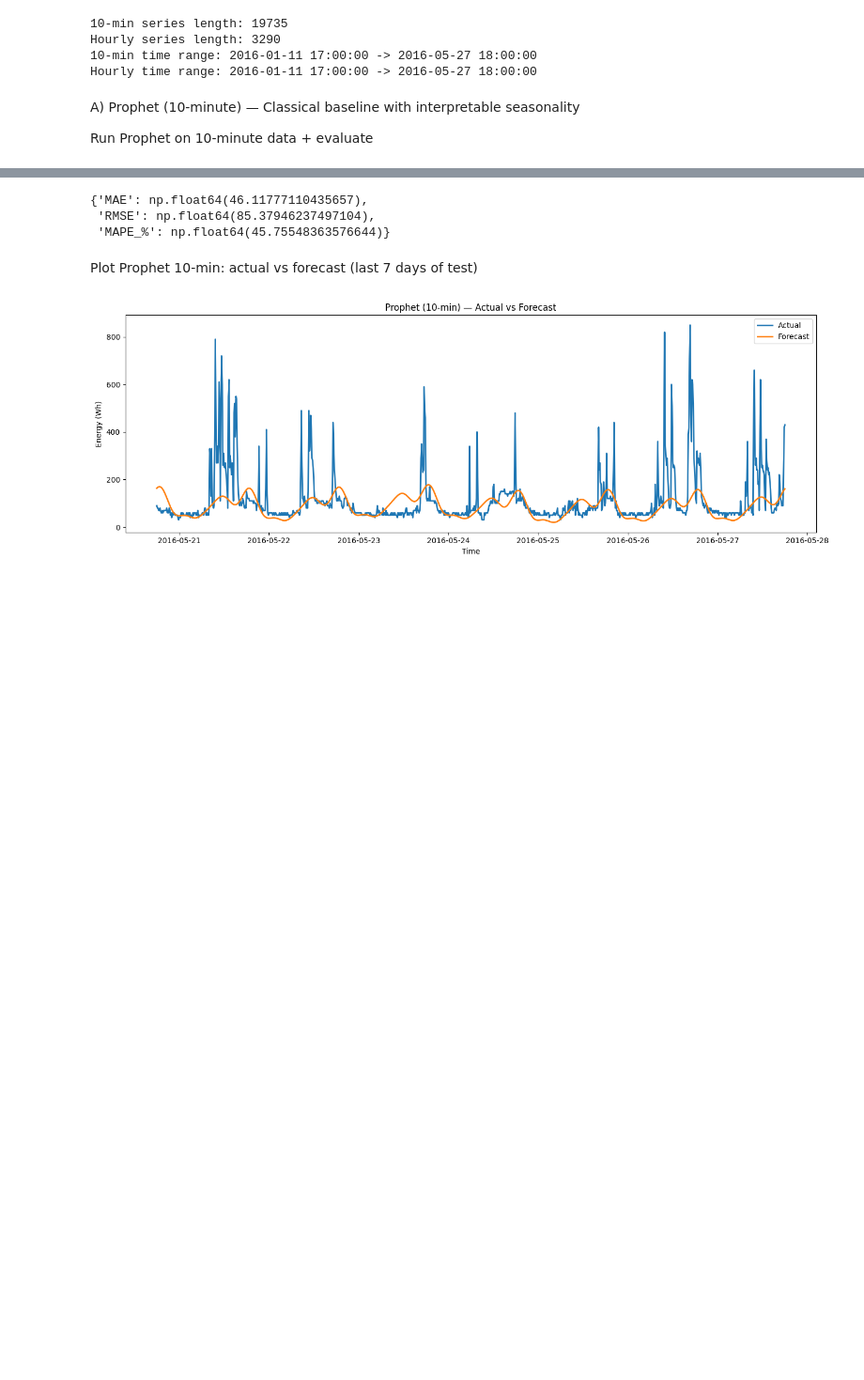
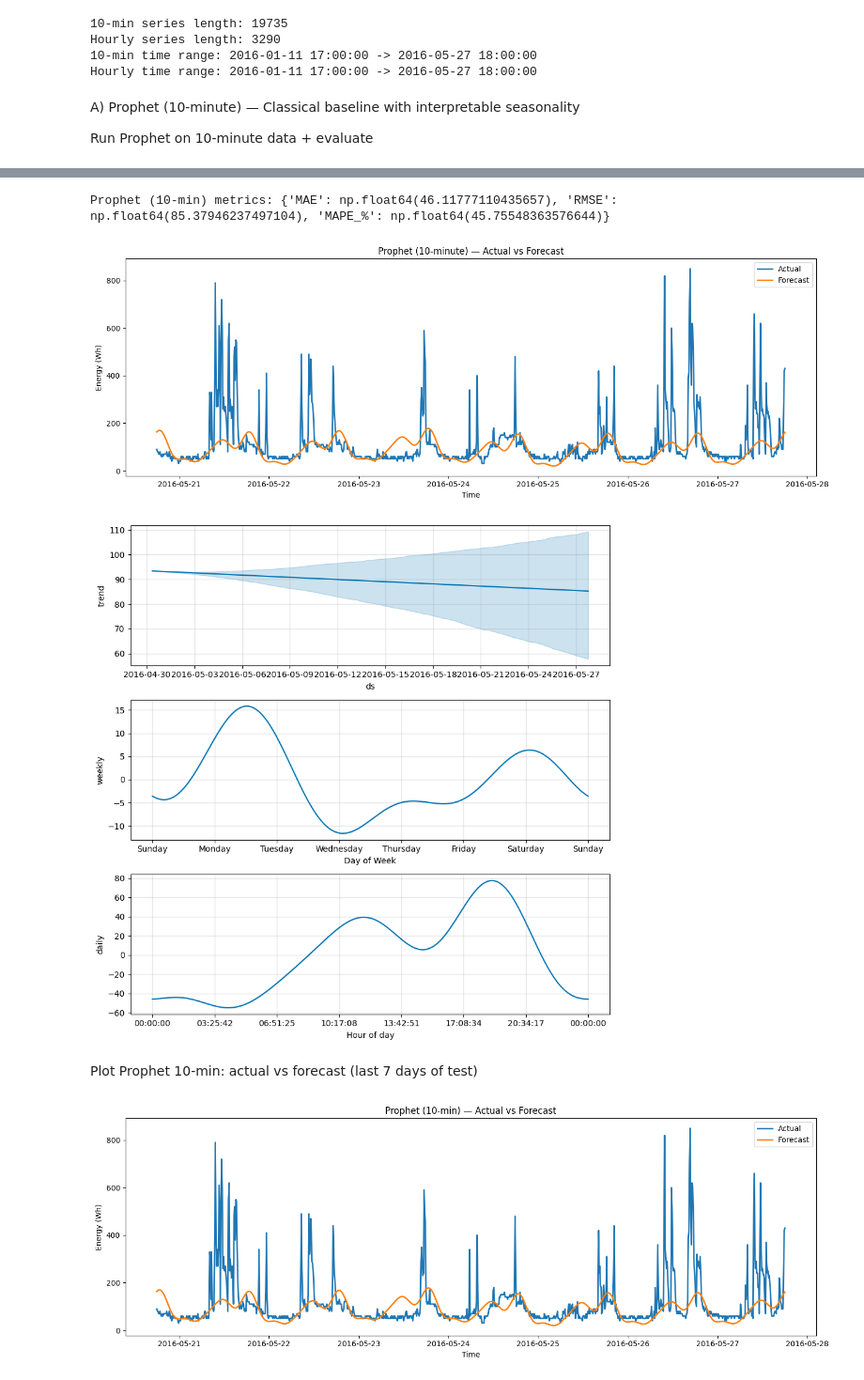
Before and after one commit to ibimohamed83/Data_Analytics_project, a Jupyter notebook: smart_home.ipynb, the cells around one changed output, grey strips where cells are left out. Shown at 94% size. Cells and saved outputs as stored; diff of their text form; code cells hidden in the pictures; blank space fills up the shorter version.

```diff
--- a/smart_home.ipynb
+++ b/smart_home.ipynb
@@ -469,6 +469,10 @@ EPS = 1e-6
 # Lags and rolling windows (in 10-min steps)
 LAGS = [1, 6, 12, DAY_STEPS]          # 10min, 1h, 2h, 1 day lookback
 ROLL_WINDOWS = [6, 36, DAY_STEPS]     # 1h, 6h, 1 day rolling
+
+# Plot window settings (keep charts readable)
+LAST_DAYS_10MIN = 7    # show last 7 days for 10-minute plots
+LAST_DAYS_HOURLY = 14  # show last 14 days for hourly plots
 # %%
 y = df[TARGET].astype(float)
 
@@ -869,6 +873,24 @@ def compute_metrics(y_true, y_pred):
     mape = np.mean(np.abs((y_true - y_pred) / np.maximum(np.abs(y_true), EPS))) * 100
 
     return {"MAE": mae, "RMSE": rmse, "MAPE_%": mape}
+
+def plot_actual_vs_pred(test, pred, title, last_days=7):
+    """
+    Plots actual vs predicted values for the last N days of the test period.
+    """
+    end = test.index.max()
+    start = end - pd.Timedelta(days=last_days)
+    idx = test.loc[start:end].index
+
+    plt.figure(figsize=(14, 5))
+    plt.plot(test.loc[idx], label="Actual", linewidth=2)
+    plt.plot(pred.loc[idx], label="Forecast", linewidth=2)
+    plt.title(title)
+    plt.xlabel("Time")
+    plt.ylabel("Energy (Wh)")
+    plt.legend()
+    plt.tight_layout()
+    plt.show()
 # %% [markdown]
 A) Prophet (10-minute) — Classical baseline with interpretable seasonality
 
@@ -876,29 +907,50 @@ Run Prophet on 10-minute data + evaluate
 # %%
 def prophet_fit_predict(series, test_size=0.2, daily=True, weekly=True):
+
     train, test = time_split(series, test_size=test_size)
 
+    # Prophet expects df with columns: ds (datetime), y (value)
     train_df = train.reset_index()
     train_df.columns = ["ds", "y"]
 
+    # Build model
     model = Prophet(
         daily_seasonality=daily,
         weekly_seasonality=weekly,
         yearly_seasonality=False
     )
+
+    # Fit on training data only
     model.fit(train_df)
 
+    # Forecast on test timestamps only (prevents leakage)
     future = pd.DataFrame({"ds": test.index})
     forecast = model.predict(future)
 
+    # yhat predictions aligned with test index
     yhat = pd.Series(forecast["yhat"].values, index=test.index)
 
+    # Metrics on test set
     metrics = compute_metrics(test.values, yhat.values)
 
     return model, train, test, forecast, yhat, metrics
 
+# Run Prophet on 10-minute data
 prophet10_model, prophet10_train, prophet10_test, prophet10_fc, prophet10_yhat, prophet10_metrics = prophet_fit_predict(
     y_10min, test_size=TEST_SIZE, daily=True, weekly=True
 )
 
-prophet10_metrics
+print("Prophet (10-min) metrics:", prophet10_metrics)
+
+# Plot last 7 days of test
+plot_actual_vs_pred(
+    prophet10_test,
+    prophet10_yhat,
+    title="Prophet (10-minute) — Actual vs Forecast",
+    last_days=LAST_DAYS_10MIN
+)
+
+# Prophet seasonality components (trend/daily/weekly)
+prophet10_model.plot_components(prophet10_fc)
+plt.show()
 # %% [output]
@@ -907,6 +959,6 @@ prophet10_metrics
-{'MAE': np.float64(46.11777110435657),
- 'RMSE': np.float64(85.37946237497104),
- 'MAPE_%': np.float64(45.75548363576644)}
+Prophet (10-min) metrics: {'MAE': np.float64(46.11777110435657), 'RMSE': np.float64(85.37946237497104), 'MAPE_%': np.float64(45.75548363576644)}
+[figure, added]
+[figure, added]
 # %% [markdown]
 Plot Prophet 10-min: actual vs forecast (last 7 days of test)
 # %%
```
Also changed, not shown: parts of 4 cells of this notebook.
